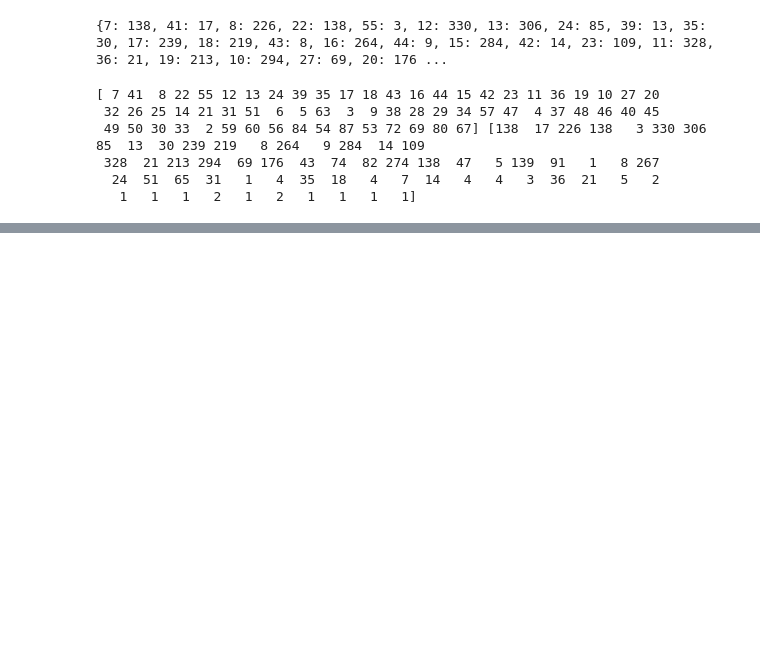
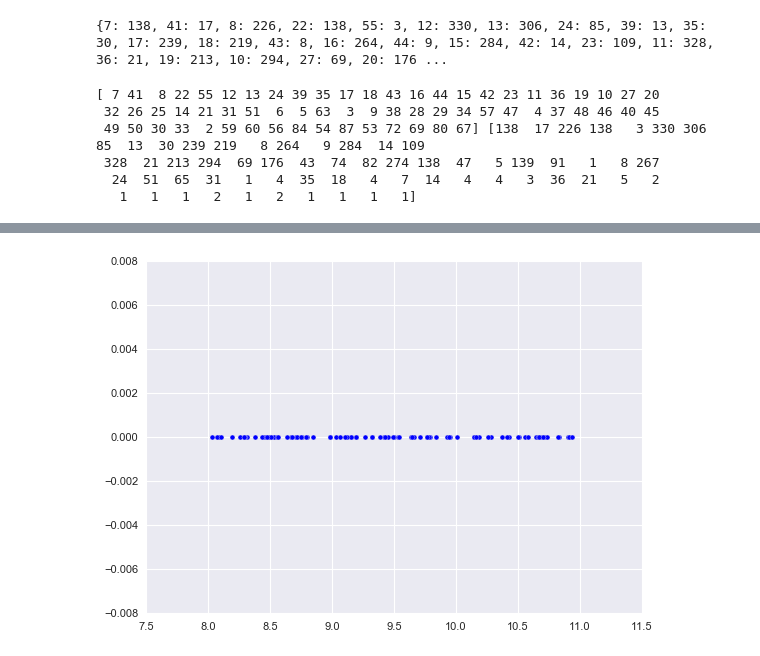
Before and after one commit to freakfan15/Data-Science-old, a Jupyter notebook: Data Visualisation/Different types of Plots.ipynb, the cells around one changed output, grey strips where cells are left out. Saved outputs shown, nothing was run; the diff lists cells and outputs as text; code cells hidden in the pictures; blank space fills up the shorter version.

```diff
--- a/Data Visualisation/Different types of Plots.ipynb
+++ b/Data Visualisation/Different types of Plots.ipynb
@@ -218,0 +235,8 @@ plt.show()  #plot obtained shows that it is a normal distribution
+# %%
+x = vals
+y = np.zeros(x.shape)
+
+plt.scatter(x,y)
+plt.show()
+# %% [output]
+[figure, added]
```
Also changed, not shown: parts of 7 cells of this notebook, 15 other files.
